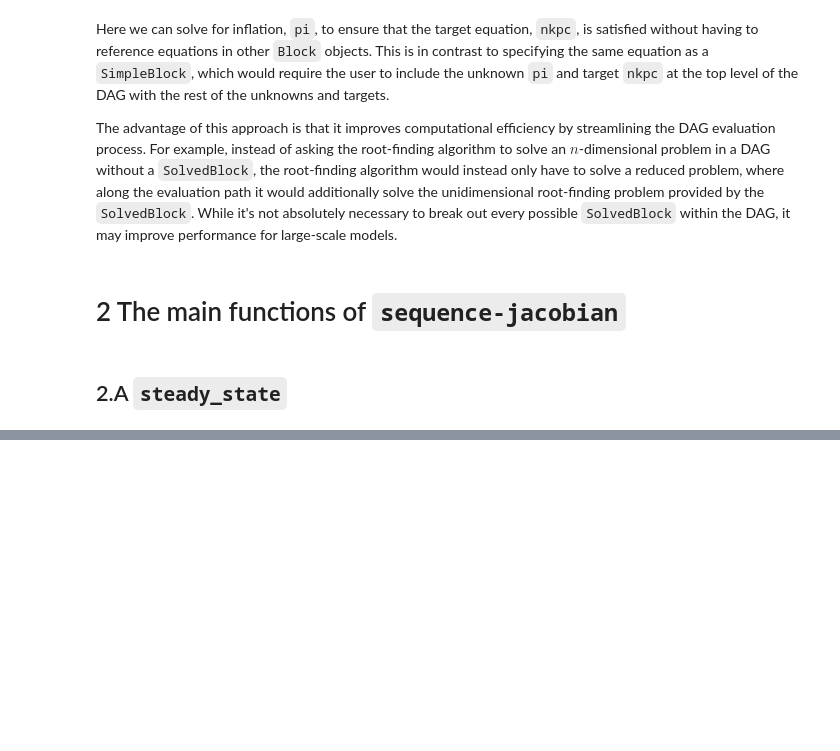
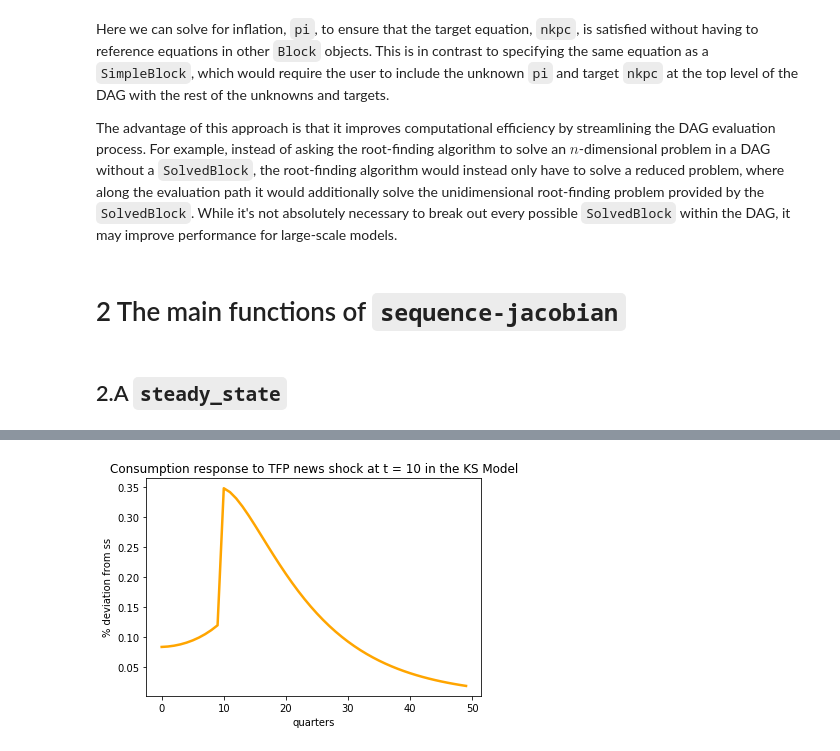
Before and after one commit to shade-econ/sequence-jacobian, a Jupyter notebook: notebooks/intro_to_sequence_jacobian.ipynb, the cells around one changed output, grey strips where cells are left out. Drawn from its saved outputs; the diff is of its cells as text; code cells hidden in the pictures; blank space fills up the shorter version.

```diff
--- a/notebooks/intro_to_sequence_jacobian.ipynb
+++ b/notebooks/intro_to_sequence_jacobian.ipynb
@@ -298,0 +503,10 @@ The advantage of this approach is that it improves computational efficiency by s
+# %%
+dOut_ks_news = ks_G[["C"]] @ {"Z": np.concatenate((np.zeros(10), 0.01 * 0.8 ** np.arange(290)))}
+
+plt.plot(100 * dOut_ks_news["C"][:50]/ks_ss["C"], linewidth=2.5, color="orange")
+plt.title(r'Consumption response to TFP news shock at t = 10 in the KS Model')
+plt.ylabel(r'% deviation from ss')
+plt.xlabel(r'quarters')
+plt.show()
+# %% [output]
+[figure, added]
```
Also changed, not shown: parts of 41 cells of this notebook.
